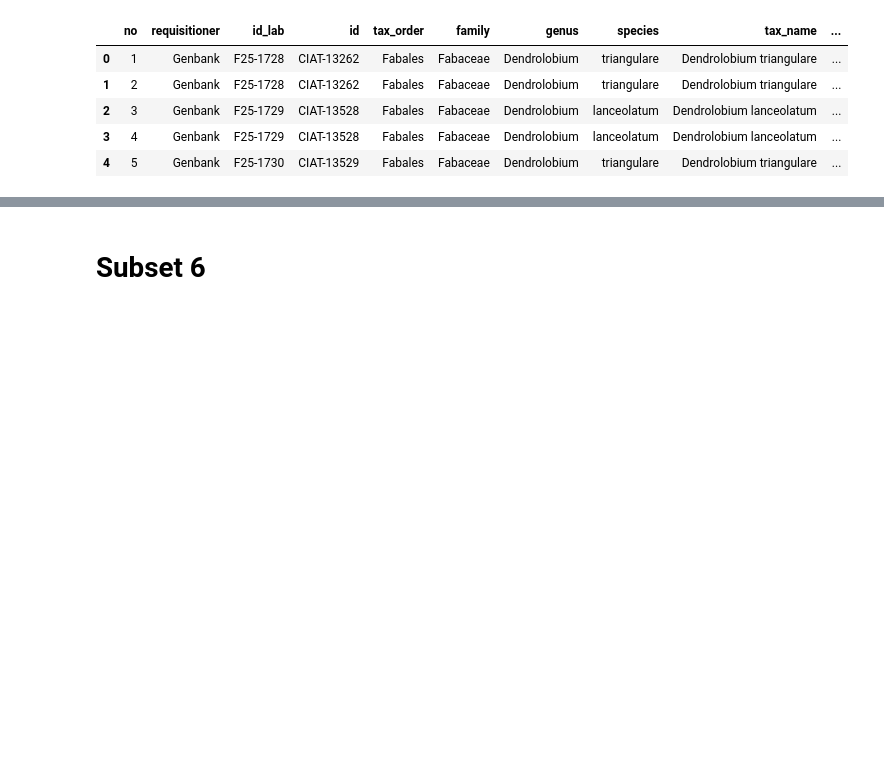
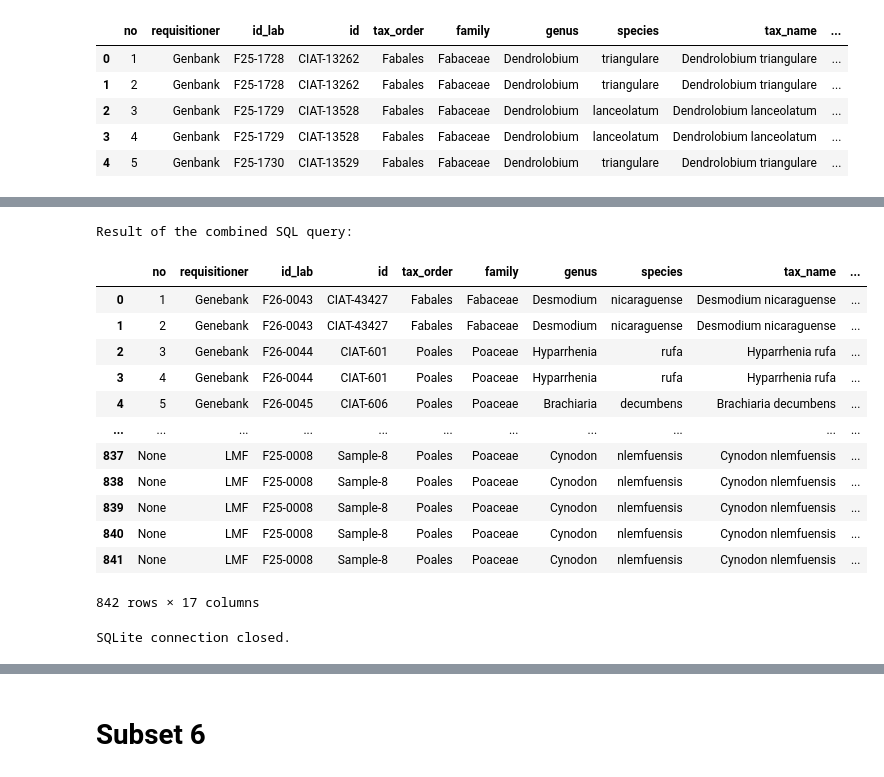
Before and after one commit to maurope/lmf, a Jupyter notebook: notebooks/2026/2026_09_24_sql_data_frame_creation_with_curated_subsets.ipynb, the cells around one changed output, grey strips where cells are left out. Saved outputs shown, nothing was run; the diff lists cells and outputs as text; code cells hidden in the pictures; blank space fills up the shorter version.

```diff
--- a/notebooks/2026/2026_09_24_sql_data_frame_creation_with_curated_subsets.ipynb
+++ b/notebooks/2026/2026_09_24_sql_data_frame_creation_with_curated_subsets.ipynb
@@ -1658,0 +1577,6 @@ DataFrame with new 'subset' column:
+# %%
+# Load the CSVs from Drive into pandas DataFrames
+subset_5_information_samples = pd.read_csv('/content/drive/MyDrive/lmf/data/2026_09_24_sql_data_frame_creation_with_curated_subsets/subset_5/csv/10_information_samples.csv')
+subset_5_gas_prod = pd.read_csv('/content/drive/MyDrive/lmf/data/2026_09_24_sql_data_frame_creation_with_curated_subsets/subset_5/csv/31b_gas_prod_vf.csv')
+subset_5_nutrition = pd.read_csv('/content/drive/MyDrive/lmf/data/2026_09_24_sql_data_frame_creation_with_curated_subsets/subset_5/csv/40_result_q_raw_data.csv')
+subset_5_digest = pd.read_csv('/content/drive/MyDrive/lmf/data/2026_09_24_sql_data_frame_creation_with_curated_subsets/subset_5/csv/32_digest.csv')
@@ -1658,0 +1612,4 @@ DataFrame with new 'subset' column:
+# %%
+subset_5_information_samples['10_functional_group'] = subset_5_information_samples['10_functional_group'].replace(functional_group_mapping)
+print('Updated functional group counts for subset_5_information_samples:')
+display(subset_5_information_samples['10_functional_group'].value_counts())
@@ -1658,0 +1806,9 @@ DataFrame with new 'subset' column:
+# %%
+# Reconnect to an in-memory SQLite database (since it was closed previously)
+conn_new = sqlite3.connect(':memory:')
+
+# Reload the pandas DataFrames into SQL tables in the database
+subset_5_information_samples.to_sql('subset_5_information_samples', conn_new, if_exists='replace', index=False)
+subset_5_nutrition.to_sql('subset_5_nutrition', conn_new, if_exists='replace', index=False)
+
+print("DataFrames reloaded as tables in SQLite.")
@@ -1658,0 +1838,56 @@ DataFrame with new 'subset' column:
+# %%
+query_combined = """
+SELECT
+    s5n."40_sample_serial_no" as no,
+    s5i."10_requisitioner_1" as requisitioner,
+    s5i."10_ciat_lab_id" as id_lab,
+    s5i."10_gene_bank_breeding_program_id" as id,
+    s5i."10_order" as tax_order,
+    s5i."10_family" as family,
+    s5i."10_genus" as genus,
+    s5i."10_species" as species,
+    s5i."10_tax_name" as tax_name,
+    s5i."10_functional_group" as functional_group,
+    s5i."10_set_ciat" as set_ciat,
+    s5n."40_dm_percentage" as dm_percentage,
+    s5n."40_ash_dm" as ash_dm,
+    s5n."40_om_percentage" as om_percentage,
+    s5n."40_pc_percentage_dm" as pc_percentage_dm,
+    s5n."40_adf_percentage_dm" as adf_percentage_dm,
+    s5n."40_ndf_percentage_dm" as ndf_percentage_dm
+
+
+
+FROM
+    subset_5_information_samples AS s5i
+JOIN
+    subset_5_nutrition AS s5n
+ON
+    s5i."10_ciat_lab_id" = s5n."40_ciat_lab_id"
+ORDER BY
+    CAST(no AS INTEGER) ASC NULLS LAST
+"""
+
+subset_5_nutrition_sorted_by_sql  = pd.read_sql_query(query_combined, conn_new)
+
+print("Result of the combined SQL query:")
+display(subset_5_nutrition_sorted_by_sql)
+
+conn_new.close()
+print("\nSQLite connection closed.")
+# %% [output]
+Result of the combined SQL query:
+|  | no | requisitioner | id_lab | id | tax_order | family | genus | species | tax_name | ... |
+| 0 | 1 | Genebank | F26-0043 | CIAT-43427 | Fabales | Fabaceae | Desmodium | nicaraguense | Desmodium nicaraguense | ... |
+| 1 | 2 | Genebank | F26-0043 | CIAT-43427 | Fabales | Fabaceae | Desmodium | nicaraguense | Desmodium nicaraguense | ... |
+| 2 | 3 | Genebank | F26-0044 | CIAT-601 | Poales | Poaceae | Hyparrhenia | rufa | Hyparrhenia rufa | ... |
+| 3 | 4 | Genebank | F26-0044 | CIAT-601 | Poales | Poaceae | Hyparrhenia | rufa | Hyparrhenia rufa | ... |
+| 4 | 5 | Genebank | F26-0045 | CIAT-606 | Poales | Poaceae | Brachiaria | decumbens | Brachiaria decumbens | ... |
+| ... | ... | ... | ... | ... | ... | ... | ... | ... | ... | ... |
+| 837 | None | LMF | F25-0008 | Sample-8 | Poales | Poaceae | Cynodon | nlemfuensis | Cynodon nlemfuensis | ... |
+| 838 | None | LMF | F25-0008 | Sample-8 | Poales | Poaceae | Cynodon | nlemfuensis | Cynodon nlemfuensis | ... |
+| 839 | None | LMF | F25-0008 | Sample-8 | Poales | Poaceae | Cynodon | nlemfuensis | Cynodon nlemfuensis | ... |
+| 840 | None | LMF | F25-0008 | Sample-8 | Poales | Poaceae | Cynodon | nlemfuensis | Cynodon nlemfuensis | ... |
+| 841 | None | LMF | F25-0008 | Sample-8 | Poales | Poaceae | Cynodon | nlemfuensis | Cynodon nlemfuensis | ... |
+842 rows × 17 columns
+SQLite connection closed.
```
Also changed, not shown: parts of 44 cells of this notebook, 7 other files.
